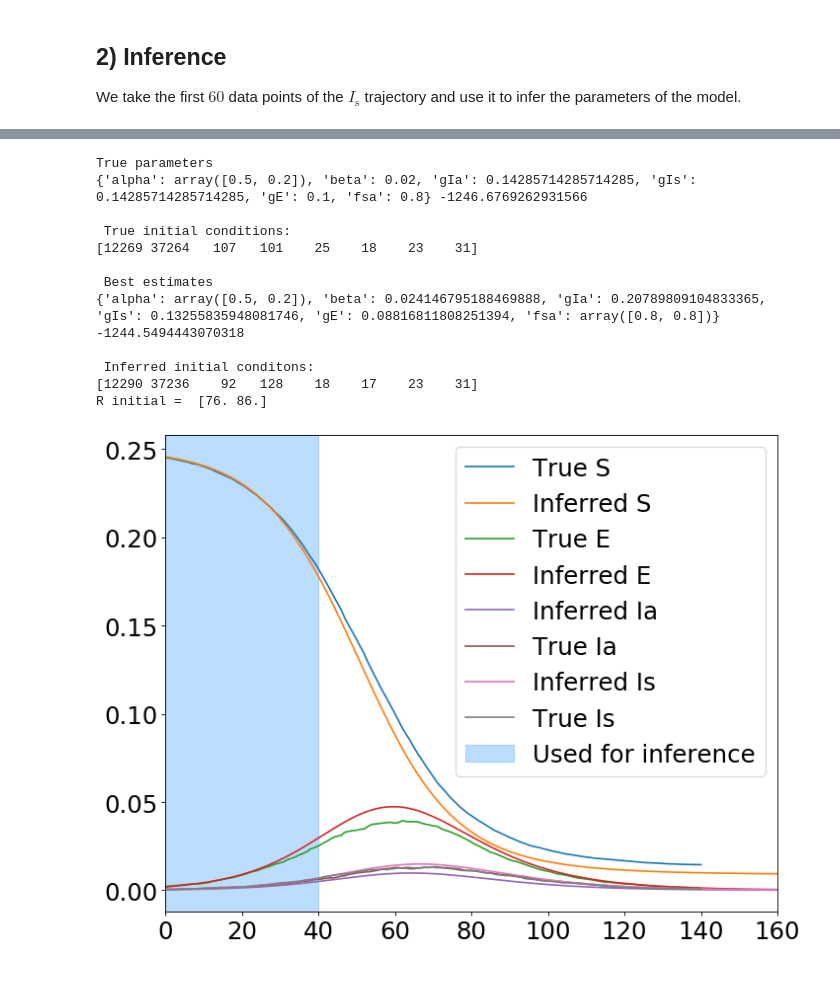
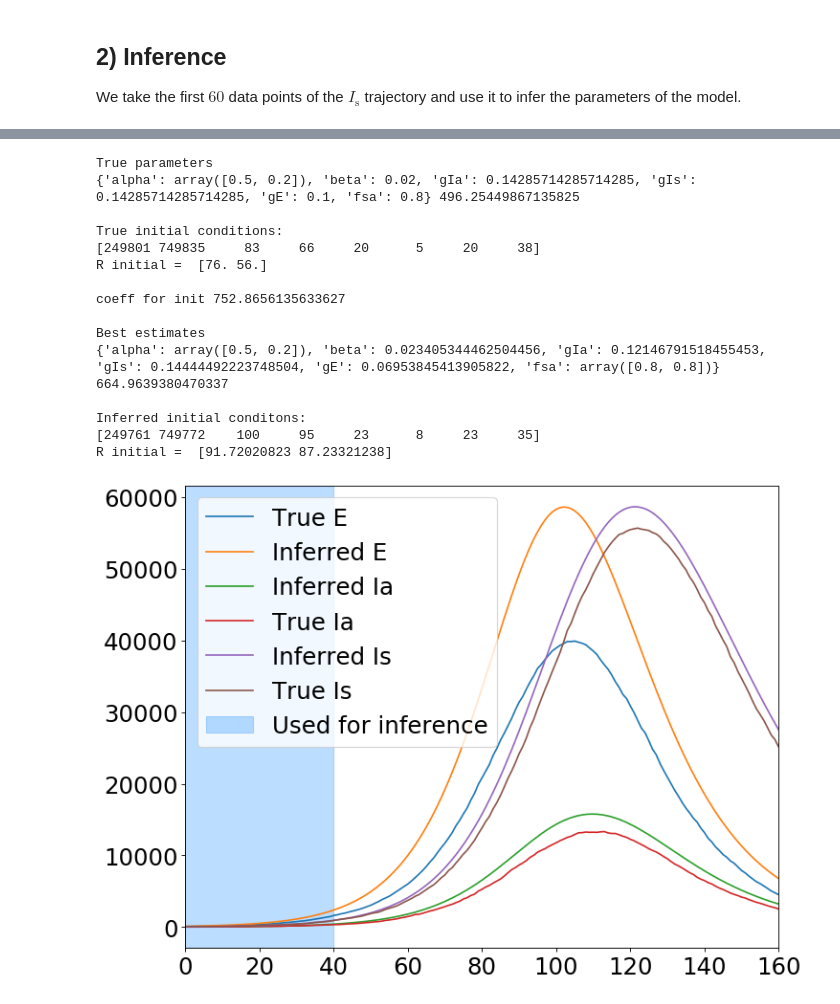
Before and after one commit to rajeshrinet/pyross, a Jupyter notebook: examples/inference/ex06_inference_latent_SEIR.ipynb, the cells around one changed output, grey strips where cells are left out. Saved outputs shown, nothing was run; the diff lists cells and outputs as text; code cells hidden in the pictures.

```diff
--- a/examples/inference/ex06_inference_latent_SEIR.ipynb
+++ b/examples/inference/ex06_inference_latent_SEIR.ipynb
@@ -217,61 +275,62 @@ x0 = x[0]
 logp = estimator.minus_logp_red(parameters, x0, obs[1:], fltr, Tf_inference, Nf_inference, contactMatrix)
 print(parameters, logp)
 
-print('\n True initial conditions: ')
-print((x0*N).astype('int'))
-
+print('\nTrue initial conditions: ')
+print((x0*A).astype('int'))
+print('R initial = ', (Ni - A*np.sum(x0.reshape((4, M)), axis=0)))
 
 params = np.load('SEIR_latent_param.npy')
 best_estimates = estimator.fill_params_dict(param_keys, params)
 
-partial_inits = params[len(param_keys):]
-x0 = estimator.fill_initial_conditions(partial_inits, obs[0], init_fltr, fltr)
+coeff = params[-1]
+print('\ncoeff for init', coeff)
+
+x0 = estimator.lin_mode_inits(coeff, contactMatrix)
 logp = estimator.minus_logp_red(best_estimates, x0, obs[1:], fltr, Tf_inference, Nf_inference, contactMatrix)
 
-print('\n Best estimates')
+print('\nBest estimates')
 print(best_estimates, logp)
 
 
-print('\n Inferred initial conditons: ')
-print((x0*N).astype('int'))
-print('R initial = ', N*(fi - np.sum(x0.reshape((4, M)), axis=0)))
+print('\nInferred initial conditons: ')
+print((x0*A).astype('int'))
+print('R initial = ', (Ni - A*np.sum(x0.reshape((4, M)), axis=0)))
 # %% [output]
 True parameters
-{'alpha': array([0.5, 0.2]), 'beta': 0.02, 'gIa': 0.14285714285714285, 'gIs': 0.14285714285714285, 'gE': 0.1, 'fsa': 0.8} -1246.6769262931566
+{'alpha': array([0.5, 0.2]), 'beta': 0.02, 'gIa': 0.14285714285714285, 'gIs': 0.14285714285714285, 'gE': 0.1, 'fsa': 0.8} 496.25449867135825
 
- True initial conditions:
-[12269 37264   107   101    25    18    23    31]
+True initial conditions:
+[249801 749835     83     66     20      5     20     38]
+R initial =  [76. 56.]
 
- Best estimates
-{'alpha': array([0.5, 0.2]), 'beta': 0.024146795188469888, 'gIa': 0.20789809104833365, 'gIs': 0.13255835948081746, 'gE': 0.08816811808251394, 'fsa': array([0.8, 0.8])} -1244.5494443070318
+coeff for init 752.8656135633627
 
- Inferred initial conditons:
-[12290 37236    92   128    18    17    23    31]
-R initial =  [76. 86.]
+Best estimates
+{'alpha': array([0.5, 0.2]), 'beta': 0.023405344462504456, 'gIa': 0.12146791518455453, 'gIs': 0.14444492223748504, 'gE': 0.06953845413905822, 'fsa': array([0.8, 0.8])} 664.9639380470337
+
+Inferred initial conditons:
+[249761 749772    100     95     23      8     23     35]
+R initial =  [91.72020823 87.23321238]
 # %%
 # plot the guessed trajectory and the true trajectory
 estimator.set_params(best_estimates)
 det_model = estimator.make_det_model(best_estimates)
-partial_inits = params[len(param_keys):]
-x0 = estimator.fill_initial_conditions(partial_inits, obs[0], init_fltr, fltr)
 estimator.set_det_method('LSODA') # use more stable solver to integrate over the whole traj
-x_det = estimator.integrate(x0, 0, Tf, Nf, det_model, contactMatrix)
-x = np.load('latent_SEIR_traj.npy').astype('float')[N_start:]/N
+x_det = estimator.integrate(x0, 0, Tf-N_start, Nf-N_start, det_model, contactMatrix)
+x = np.load('latent_SEIR_traj.npy').astype('float')[N_start:]/A
 fig = plt.figure(num=None, figsize=(10, 8), dpi=80, facecolor='w', edgecolor='k')
 plt.rcParams.update({'font.size': 22})
-plt.plot(x[:,0], label='True S')
-plt.plot(x_det[:, 0], label='Inferred S')
 plt.plot(x[:,M], label='True E')
 plt.plot(x_det[:, M], label='Inferred E')
 plt.plot(x_det[:, 2*M], label='Inferred Ia')
 plt.plot(x[:,2*M], label='True Ia')
-plt.plot(x_det[:, 3*M], label='Inferred Is')
-plt.plot(x[:,3*M], label='True Is')
+plt.plot(np.sum(x_det[:, 3*M:], axis=1), label='Inferred Is')
+plt.plot(np.sum(x[:,3*M:], axis=1), label='True Is')
 plt.axvspan(0, Tf_inference,
            label='Used for inference',
            alpha=0.3, color='dodgerblue')
-plt.xlim([0, Tf])
+plt.xlim([0, Tf-N_start])
 plt.legend()
 plt.show()
 # %% [output]
-[figure, old version]
+[figure, new version]
```
Also changed, not shown: parts of 7 cells of this notebook, 2 other files.
